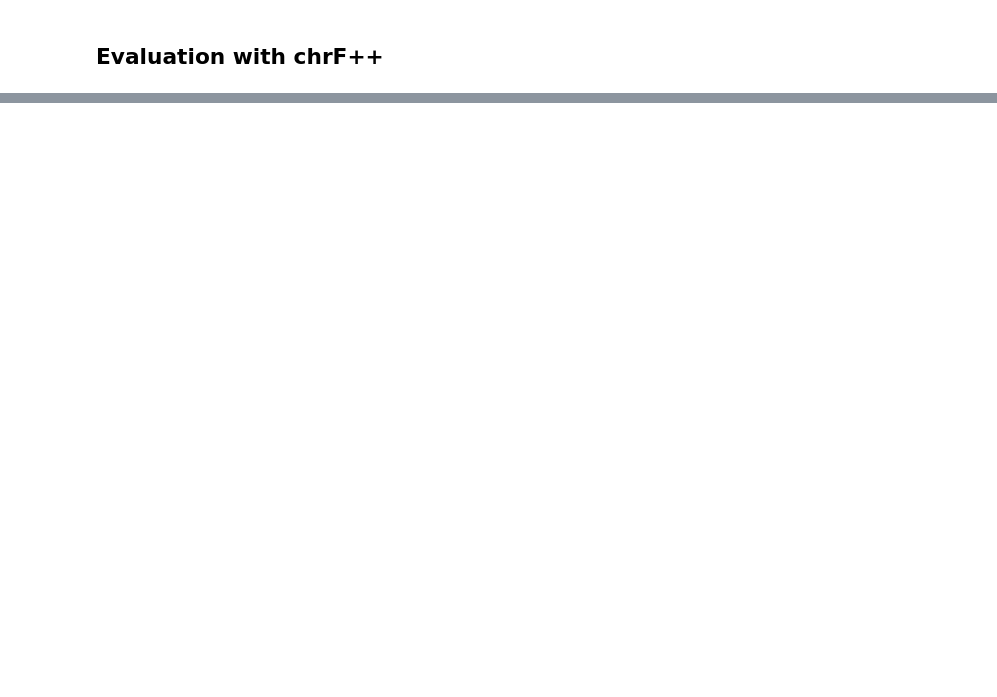
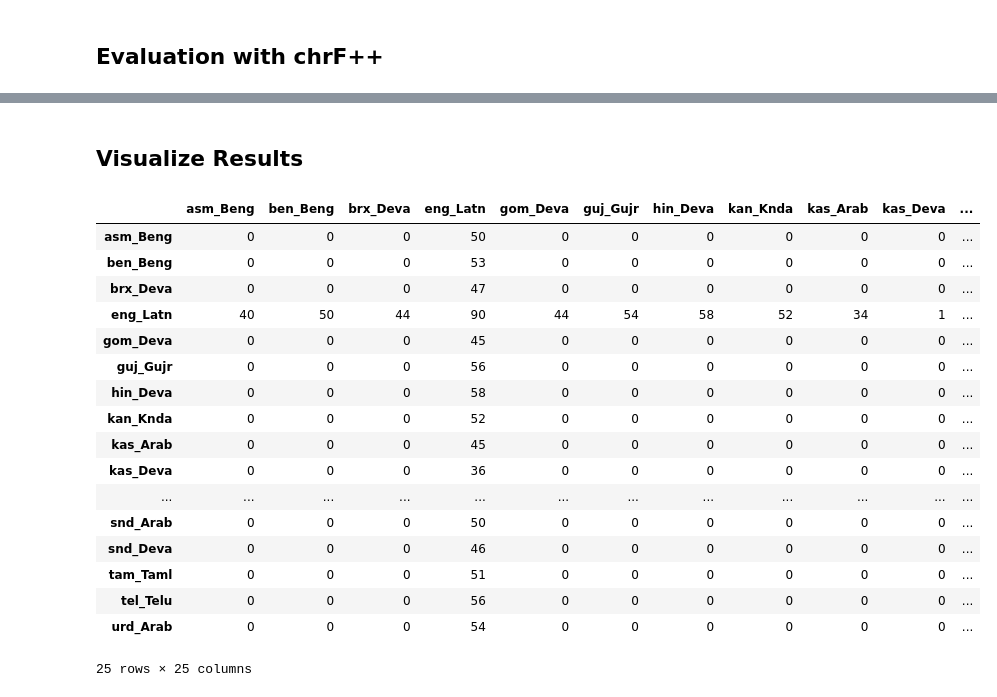
Before and after one commit to VishnurajArjunasamy/machine_translation-sarvamai, a Jupyter notebook: sarvam_flores.ipynb, the cells around one changed output, grey strips where cells are left out. Cells and saved outputs as stored; diff of their text form; code cells hidden in the pictures; blank space fills up the shorter version.

```diff
--- a/sarvam_flores.ipynb
+++ b/sarvam_flores.ipynb
@@ -203,0 +302,2 @@ results['eng_Latn'].keys()
+# %% [markdown]
+## Visualize Results
@@ -203,0 +313,21 @@ results['eng_Latn'].keys()
+# %%
+dataframe
+# %% [output]
+|  | asm_Beng | ben_Beng | brx_Deva | eng_Latn | gom_Deva | guj_Gujr | hin_Deva | kan_Knda | kas_Arab | kas_Deva | ... |
+| asm_Beng | 0 | 0 | 0 | 50 | 0 | 0 | 0 | 0 | 0 | 0 | ... |
+| ben_Beng | 0 | 0 | 0 | 53 | 0 | 0 | 0 | 0 | 0 | 0 | ... |
+| brx_Deva | 0 | 0 | 0 | 47 | 0 | 0 | 0 | 0 | 0 | 0 | ... |
+| eng_Latn | 40 | 50 | 44 | 90 | 44 | 54 | 58 | 52 | 34 | 1 | ... |
+| gom_Deva | 0 | 0 | 0 | 45 | 0 | 0 | 0 | 0 | 0 | 0 | ... |
+| guj_Gujr | 0 | 0 | 0 | 56 | 0 | 0 | 0 | 0 | 0 | 0 | ... |
+| hin_Deva | 0 | 0 | 0 | 58 | 0 | 0 | 0 | 0 | 0 | 0 | ... |
+| kan_Knda | 0 | 0 | 0 | 52 | 0 | 0 | 0 | 0 | 0 | 0 | ... |
+| kas_Arab | 0 | 0 | 0 | 45 | 0 | 0 | 0 | 0 | 0 | 0 | ... |
+| kas_Deva | 0 | 0 | 0 | 36 | 0 | 0 | 0 | 0 | 0 | 0 | ... |
+| ... | ... | ... | ... | ... | ... | ... | ... | ... | ... | ... | ... |
+| snd_Arab | 0 | 0 | 0 | 50 | 0 | 0 | 0 | 0 | 0 | 0 | ... |
+| snd_Deva | 0 | 0 | 0 | 46 | 0 | 0 | 0 | 0 | 0 | 0 | ... |
+| tam_Taml | 0 | 0 | 0 | 51 | 0 | 0 | 0 | 0 | 0 | 0 | ... |
+| tel_Telu | 0 | 0 | 0 | 56 | 0 | 0 | 0 | 0 | 0 | 0 | ... |
+| urd_Arab | 0 | 0 | 0 | 54 | 0 | 0 | 0 | 0 | 0 | 0 | ... |
+25 rows × 25 columns
```
Also changed, not shown: parts of 17 cells of this notebook, 4 other files.
